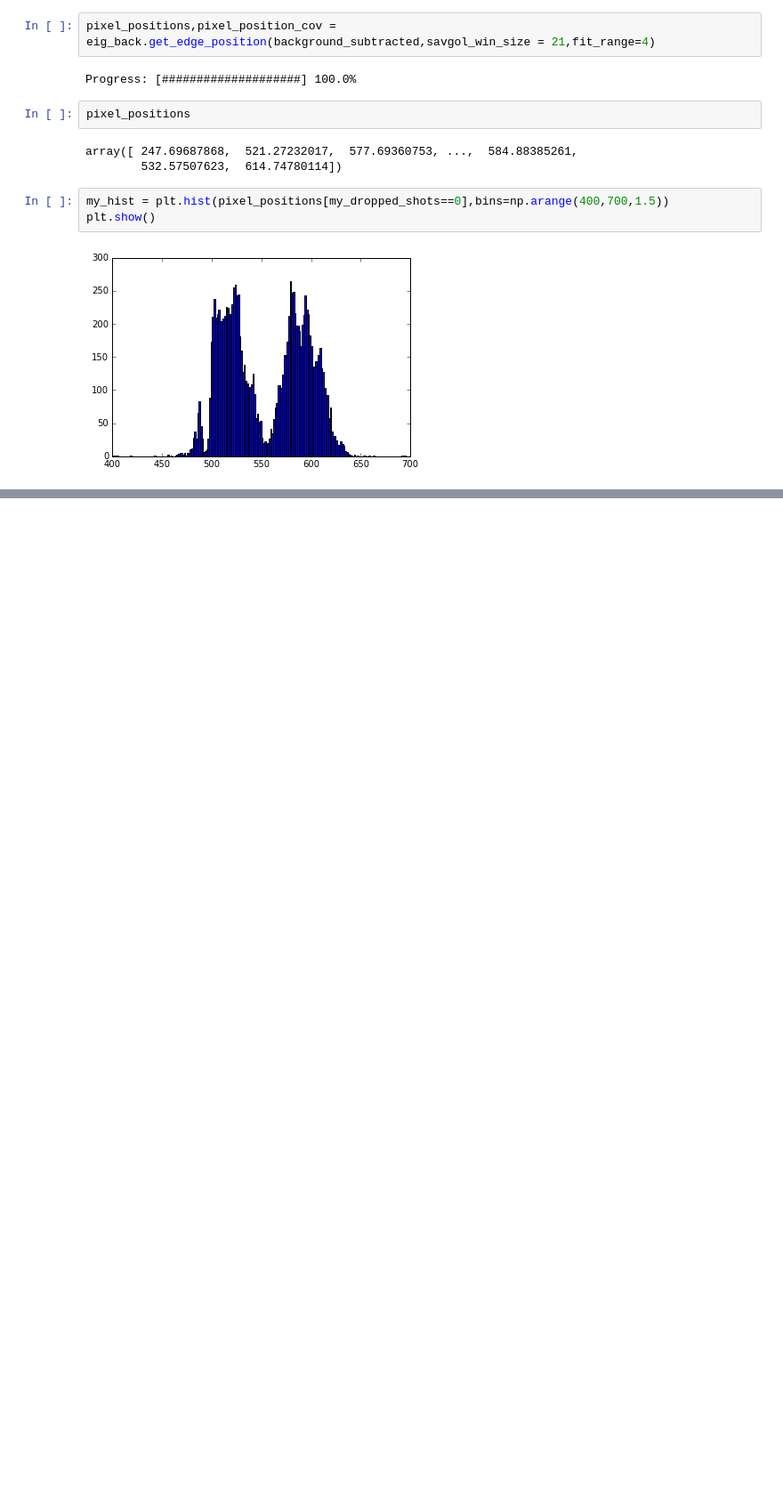
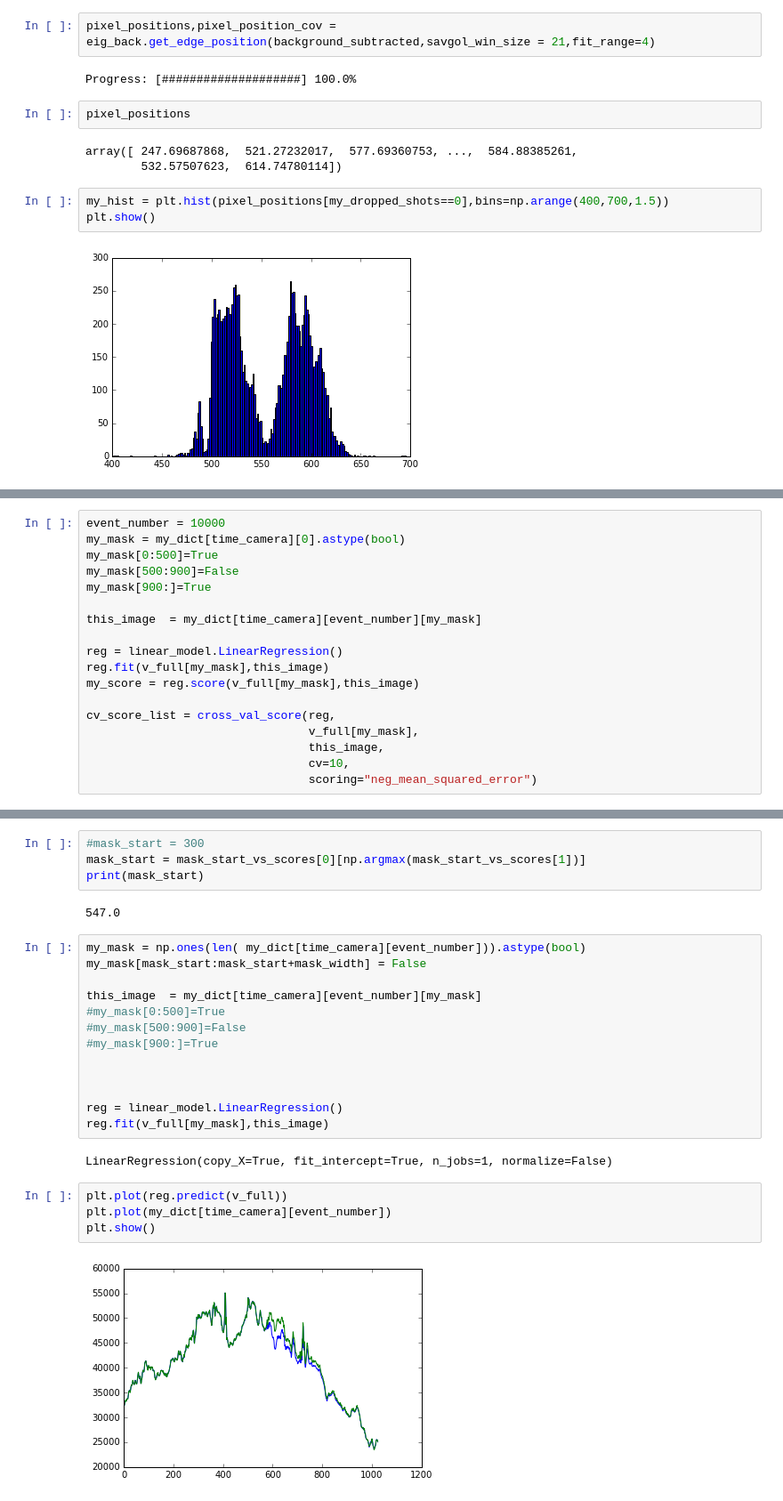
Before and after one commit to sioan/sxd_analysis_methods, a Jupyter notebook: eigen_background_subtraction/recalculating_attm_cross_validated.ipynb, the cells around one changed output, grey strips where cells are left out. Shown: that part at 89% size. Drawn from its saved outputs; the diff is of its cells as text; blank space fills up the shorter version.

```diff
--- a/eigen_background_subtraction/recalculating_attm_cross_validated.ipynb
+++ b/eigen_background_subtraction/recalculating_attm_cross_validated.ipynb
@@ -112,0 +170,18 @@ plt.show()
+# %%
+event_number = 10000
+my_mask = my_dict[time_camera][0].astype(bool)
+my_mask[0:500]=True
+my_mask[500:900]=False
+my_mask[900:]=True
+
+this_image  = my_dict[time_camera][event_number][my_mask]
+
+reg = linear_model.LinearRegression()
+reg.fit(v_full[my_mask],this_image)
+my_score = reg.score(v_full[my_mask],this_image)
+
+cv_score_list = cross_val_score(reg,
+                                v_full[my_mask],
+                                this_image,
+                                cv=10,
+                                scoring="neg_mean_squared_error")
@@ -112,0 +229,27 @@ plt.show()
+# %%
+#mask_start = 300
+mask_start = mask_start_vs_scores[0][np.argmax(mask_start_vs_scores[1])]
+print(mask_start)
+# %% [output]
+547.0
+# %%
+my_mask = np.ones(len( my_dict[time_camera][event_number])).astype(bool)
+my_mask[mask_start:mask_start+mask_width] = False
+
+this_image  = my_dict[time_camera][event_number][my_mask]
+#my_mask[0:500]=True
+#my_mask[500:900]=False
+#my_mask[900:]=True
+
+
+
+reg = linear_model.LinearRegression()
+reg.fit(v_full[my_mask],this_image)
+# %% [output]
+LinearRegression(copy_X=True, fit_intercept=True, n_jobs=1, normalize=False)
+# %%
+plt.plot(reg.predict(v_full))
+plt.plot(my_dict[time_camera][event_number])
+plt.show()
+# %% [output]
+[figure, added]
```
Also changed, not shown: parts of 16 cells of this notebook.
